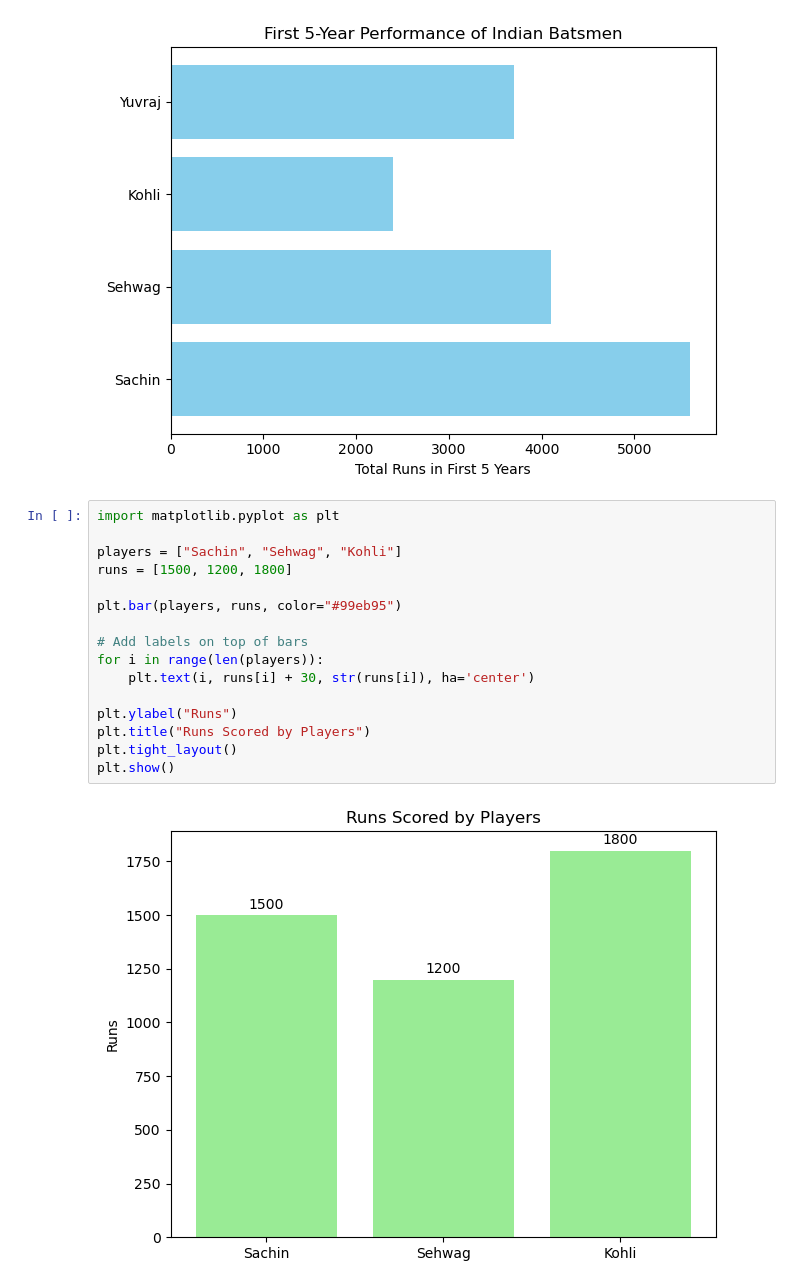
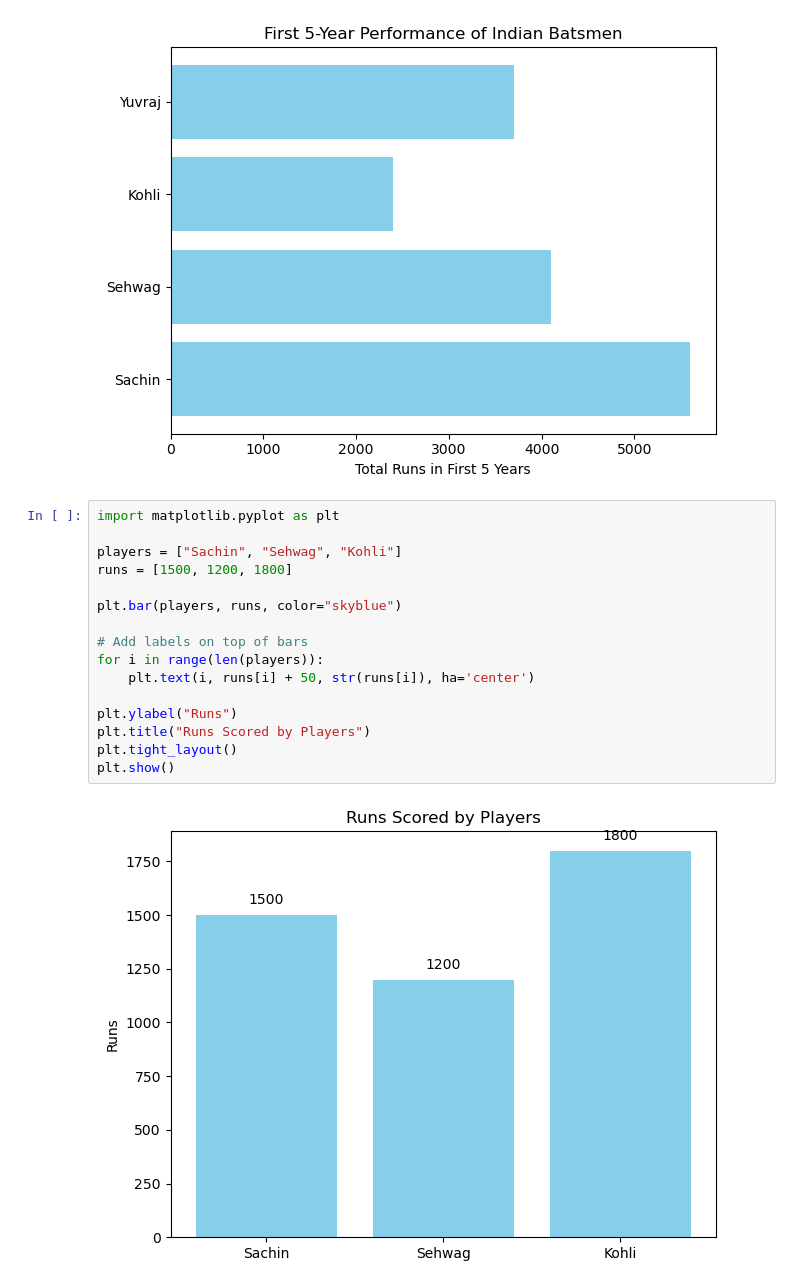
Before and after one commit to JavaPyWizard/100-Days-Of-Code, a Jupyter notebook: Data_Science/Matplotlib/BarPlot.ipynb, the cells around one changed output. Drawn from its saved outputs; the diff is of its cells as text.

```diff
--- a/Data_Science/Matplotlib/BarPlot.ipynb
+++ b/Data_Science/Matplotlib/BarPlot.ipynb
@@ -194,18 +194,18 @@ plt.tight_layout()
 # %%
 import matplotlib.pyplot as plt
 
 players = ["Sachin", "Sehwag", "Kohli"]
 runs = [1500, 1200, 1800]
 
-plt.bar(players, runs, color="#99eb95")
+plt.bar(players, runs, color="skyblue")
 
 # Add labels on top of bars
 for i in range(len(players)):
-    plt.text(i, runs[i] + 30, str(runs[i]), ha='center')
+    plt.text(i, runs[i] + 50, str(runs[i]), ha='center')
 
 plt.ylabel("Runs")
 plt.title("Runs Scored by Players")
 plt.tight_layout()
 plt.show()
 # %% [output]
-[figure, old version]
+[figure, new version]
```
